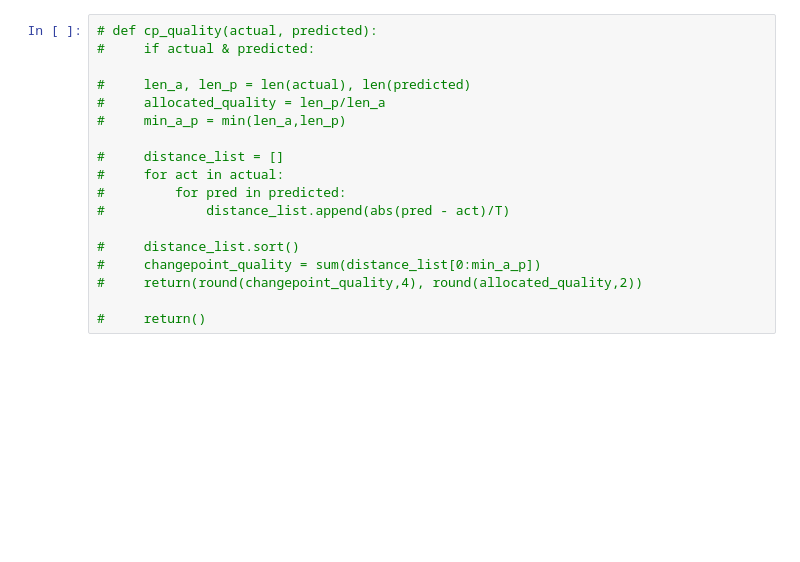
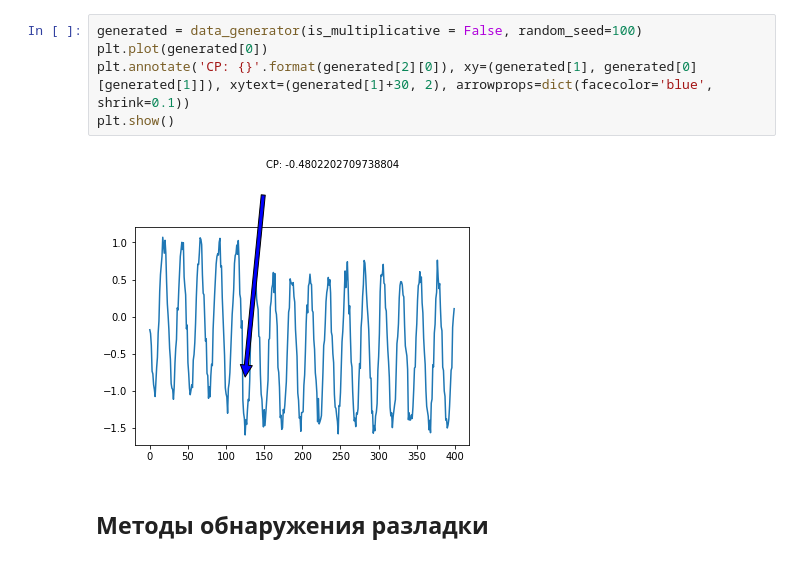
Before and after one commit to Klimmy/nir-ssa, a Jupyter notebook: 3rd semester/Data generating.ipynb, the cells around one changed output. Drawn from its saved outputs; the diff is of its cells as text; blank space fills up the shorter version.

```diff
--- a/3rd semester/Data generating.ipynb
+++ b/3rd semester/Data generating.ipynb
@@ -37,18 +67,9 @@ plt.show()
-# %%
-# def cp_quality(actual, predicted):
-#     if actual & predicted:
-
-#     len_a, len_p = len(actual), len(predicted)
-#     allocated_quality = len_p/len_a
-#     min_a_p = min(len_a,len_p)
-
-#     distance_list = []
-#     for act in actual:
-#         for pred in predicted:
-#             distance_list.append(abs(pred - act)/T)
-
-#     distance_list.sort()
-#     changepoint_quality = sum(distance_list[0:min_a_p])
-#     return(round(changepoint_quality,4), round(allocated_quality,2))
-
-#     return()
+# %%
+generated = data_generator(is_multiplicative = False, random_seed=100)
+plt.plot(generated[0])
+plt.annotate('CP: {}'.format(generated[2][0]), xy=(generated[1], generated[0][generated[1]]), xytext=(generated[1]+30, 2), arrowprops=dict(facecolor='blue', shrink=0.1))
+plt.show()
+# %% [output]
+[figure, added]
+# %% [markdown]
+## Методы обнаружения разладки
```
Also changed, not shown: parts of 20 cells of this notebook, 1 other file.
